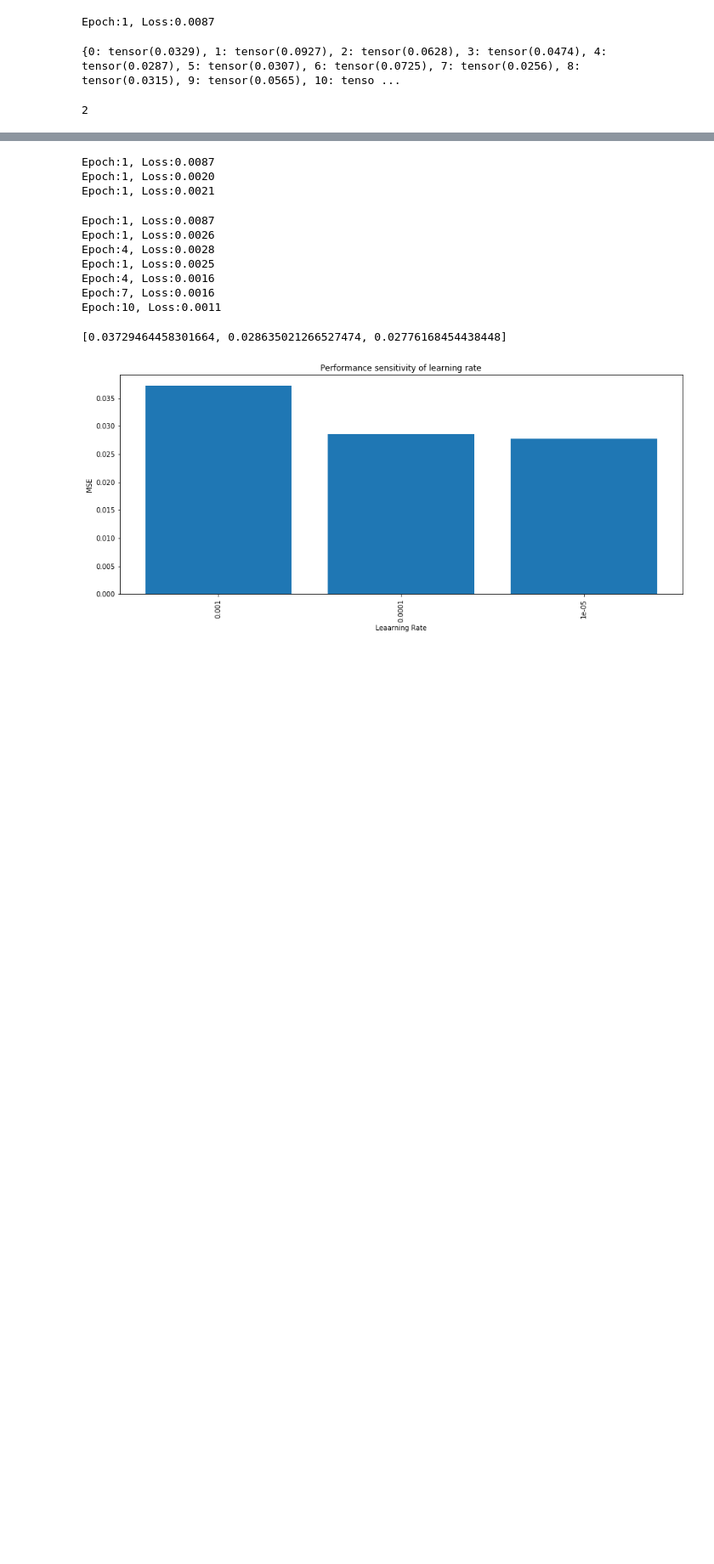
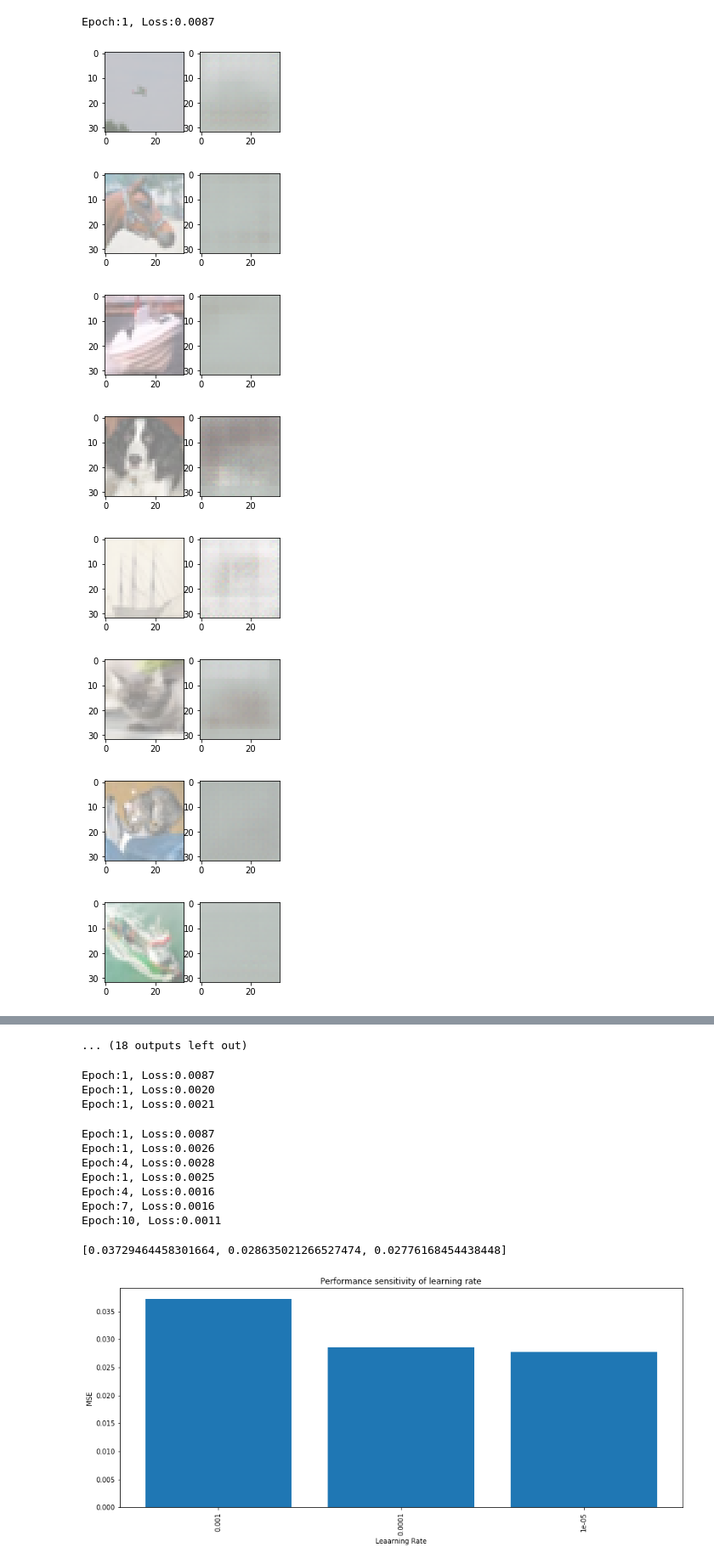
Before and after one commit to Fiyin39/com4509--assignment2, a Jupyter notebook: COM4509-6509_Assignment_2_UCard_XXXXXXXXX(1).ipynb, the cells around one changed output, grey strips where cells are left out. Shown at 85% size. Saved outputs shown, nothing was run; the diff lists cells and outputs as text; code cells hidden in the pictures; blank space fills up the shorter version.

```diff
--- a/COM4509-6509_Assignment_2_UCard_XXXXXXXXX(1).ipynb
+++ b/COM4509-6509_Assignment_2_UCard_XXXXXXXXX(1).ipynb
@@ -892,7 +885,7 @@ def train_and_evaluate(learning_rate, max_epochs, myAE):
 
     #Start training
     for epoch in range(max_epochs):
-        for i in range(len(train_images_noise[:500])):
+        for i in range(len(train_images_noise)):
             img = train_images_noise[i]
             label = train_labels[i]
             optimizer.zero_grad()
@@ -908,7 +901,7 @@ def train_and_evaluate(learning_rate, max_epochs, myAE):
     recon_errors = dict()
 
     for epoch in range(max_epochs):
-        for i in range(len(test_images[:500])):
+        for i in range(len(test_images)):
             img = test_images[i]
             label = test_labels[i]
             optimizer.zero_grad()
@@ -917,7 +910,7 @@ def train_and_evaluate(learning_rate, max_epochs, myAE):
             recon_errors[i] = loss.detach()
             loss.backward()
             optimizer.step()
-        outputs.append((epoch, img, recon),)
+            outputs.append((epoch, img, recon),)
     return recon_errors, outputs
 
 learning_rate=1e-3
@@ -926,8 +919,4 @@ myAE = Autoencoder()
 recon_errors, outputs = train_and_evaluate(learning_rate, max_epochs, myAE)
 # %% [output]
 Epoch:1, Loss:0.0087
-# %%
-print(recon_errors)
-# %% [output]
-{0: tensor(0.0329), 1: tensor(0.0927), 2: tensor(0.0628), 3: tensor(0.0474), 4: tensor(0.0287), 5: tensor(0.0307), 6: tensor(0.0725), 7: tensor(0.0256), 8: tensor(0.0315), 9: tensor(0.0565), 10: tenso ...
 # %%
@@ -936,25 +926,23 @@ from operator import itemgetter
 num_items = 30
 worst_denoised = dict(sorted(recon_errors.items(), key = itemgetter(1), reverse = True)[:num_items])
 worst_denoised_keys = [*worst_denoised]
-# %%
-"""
-TODO: PRINT WORST 30
-"""
-
-print(len(outputs))
-# for i in worst_denoised_keys:
-#     plt.figure(figsize = (30, 30))
-#     plt.subplot(4,15,i+1)
-
-#     img_no_noise = torchvision.utils.make_grid(CatDog[i])
-#     img_noise = torchvision.utils.make_grid(CatDog_noise[i])
-
-#     cat_noise, cat_no_noise = imshow(img_noise, img_no_noise)
-
-#     plt.title("Cat - Noise")
-#     plt.imshow(cat_noise)
-#     plt.subplot(4,15,i+2)
-#     plt.title("Cat - No noise")
-#     plt.imshow(cat_no_noise)
-# %% [output]
-2
+# %%
+#Show the worst denoised images
+for i in worst_denoised_keys:
+    plt.figure(figsize = (60, 60))
+    img = torchvision.utils.make_grid(outputs[i][1])
+    recon = torchvision.utils.make_grid(outputs[i][2]).detach()
+    i, j = imshow(img, recon)
+    plt.subplot(2,30,1)
+    plt.imshow(i)
+    plt.subplot(2,30,2)
+    plt.imshow(j)
+# %% [output]
+[figure, added]
+[figure, added]
+[figure, added]
+[figure, added]
+[figure, added]
+[figure, added]
+[figure, added]
+[figure, added]
@@ -961,3 +953,4 @@ print(len(outputs))
+... (18 outputs left out)
 # %%
 """
 4d. Choose at least two hyperparameters to vary
```
Also changed, not shown: parts of 5 cells of this notebook.
